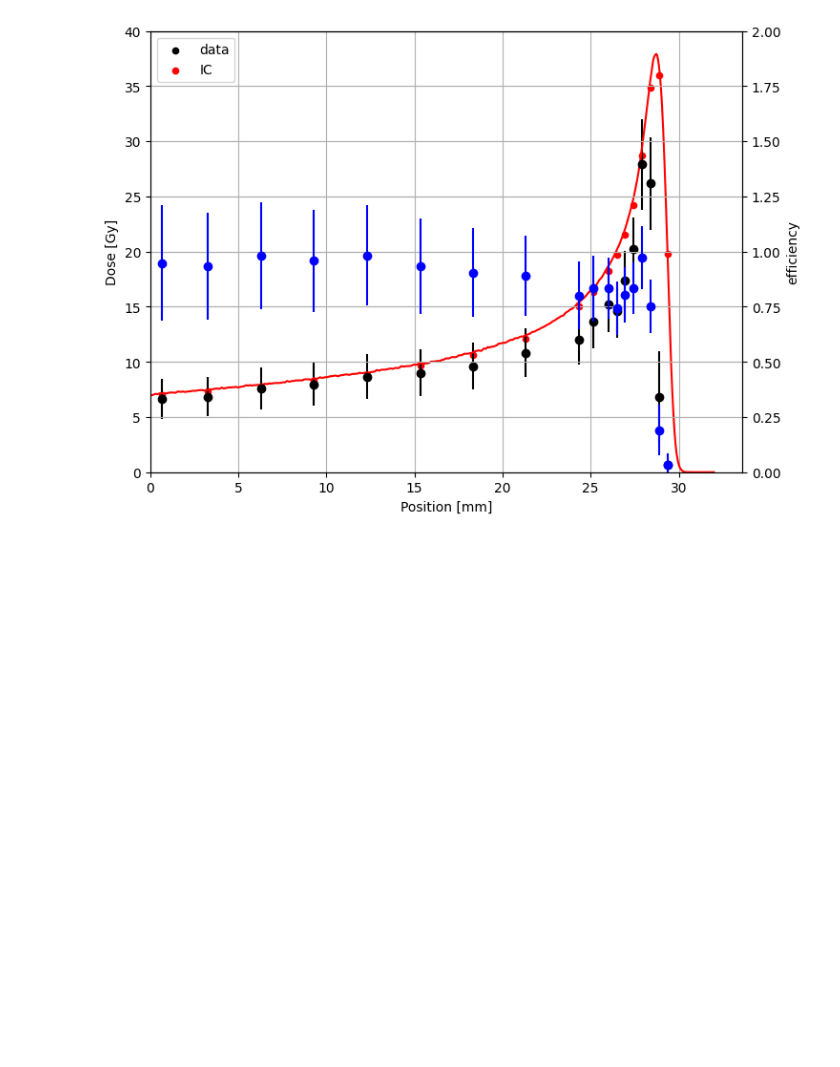
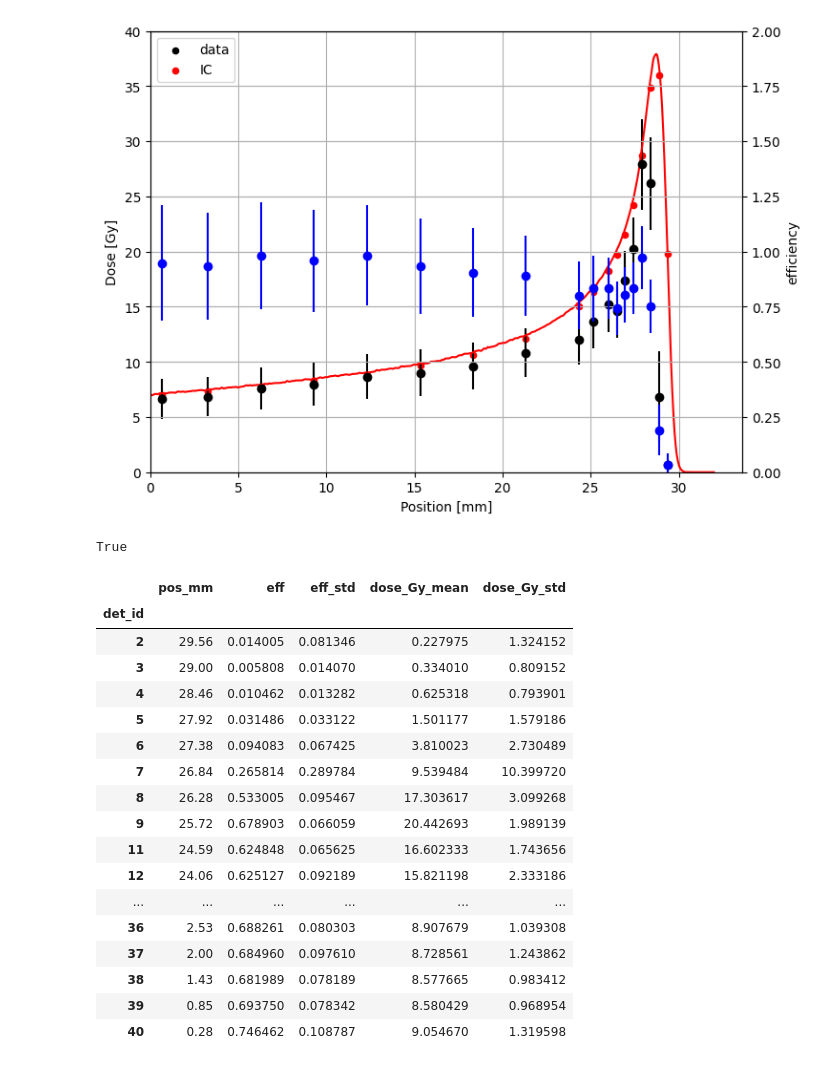
Before and after one commit to grzanka/osl_mb_foils, a Jupyter notebook: notebooks/pub_materials_2024/0.2-lg-mb-foils-efficiency.ipynb, the cells around one changed output. Drawn from its saved outputs; the diff is of its cells as text; code cells hidden in the pictures; blank space fills up the shorter version.

```diff
--- a/notebooks/pub_materials_2024/0.2-lg-mb-foils-efficiency.ipynb
+++ b/notebooks/pub_materials_2024/0.2-lg-mb-foils-efficiency.ipynb
@@ -271,3 +271,30 @@ ax_eff.set_ylim(0,2)
 # %% [output]
 (0.0, 2.0)
 [figure]
+# %%
+lmp_path = base_path.parent / 'LMP_foils' / 'efficiency.h5'
+lmp_path.exists()
+# %% [output]
+True
+# %%
+df = pd.read_hdf(lmp_path)
+df
+# %% [output]
+|  | pos_mm | eff | eff_std | dose_Gy_mean | dose_Gy_std |
+| det_id |  |  |  |  |  |
+| 2 | 29.56 | 0.014005 | 0.081346 | 0.227975 | 1.324152 |
+| 3 | 29.00 | 0.005808 | 0.014070 | 0.334010 | 0.809152 |
+| 4 | 28.46 | 0.010462 | 0.013282 | 0.625318 | 0.793901 |
+| 5 | 27.92 | 0.031486 | 0.033122 | 1.501177 | 1.579186 |
+| 6 | 27.38 | 0.094083 | 0.067425 | 3.810023 | 2.730489 |
+| 7 | 26.84 | 0.265814 | 0.289784 | 9.539484 | 10.399720 |
+| 8 | 26.28 | 0.533005 | 0.095467 | 17.303617 | 3.099268 |
+| 9 | 25.72 | 0.678903 | 0.066059 | 20.442693 | 1.989139 |
+| 11 | 24.59 | 0.624848 | 0.065625 | 16.602333 | 1.743656 |
+| 12 | 24.06 | 0.625127 | 0.092189 | 15.821198 | 2.333186 |
+| ... | ... | ... | ... | ... | ... |
+| 36 | 2.53 | 0.688261 | 0.080303 | 8.907679 | 1.039308 |
+| 37 | 2.00 | 0.684960 | 0.097610 | 8.728561 | 1.243862 |
+| 38 | 1.43 | 0.681989 | 0.078189 | 8.577665 | 0.983412 |
+| 39 | 0.85 | 0.693750 | 0.078342 | 8.580429 | 0.968954 |
+| 40 | 0.28 | 0.746462 | 0.108787 | 9.054670 | 1.319598 |
```
Also changed, not shown: parts of 4 cells of this notebook.
